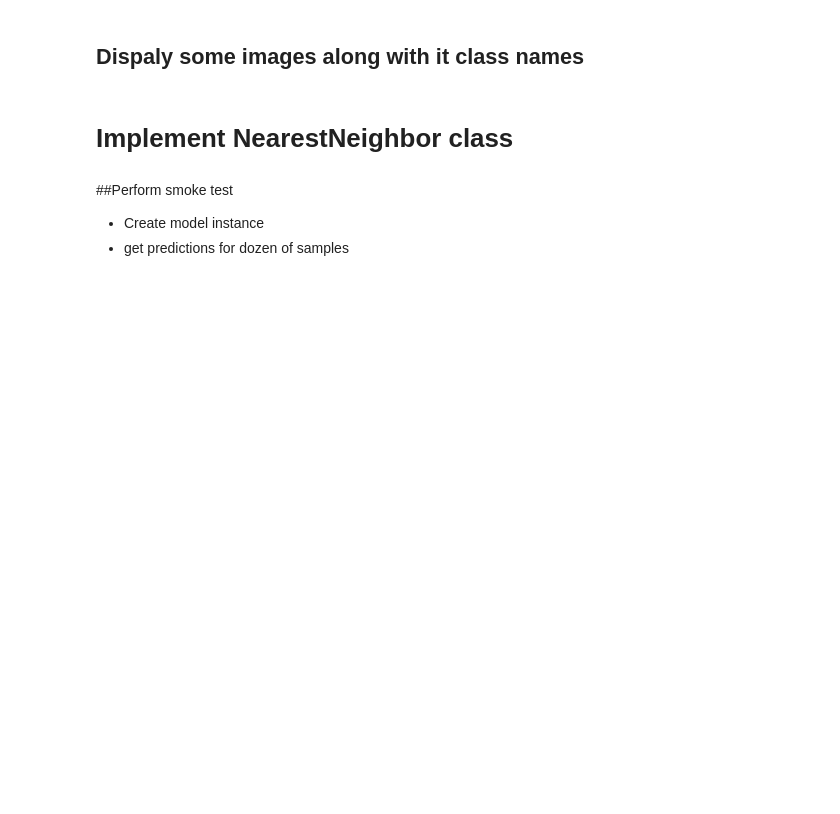
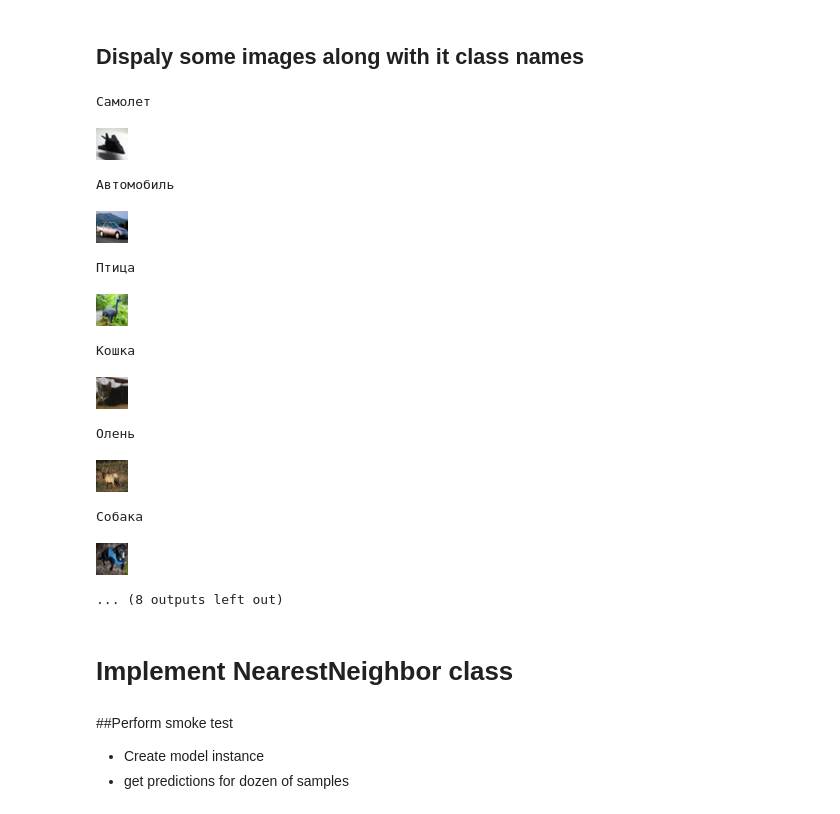
Before and after one commit to asminimulin/cv-course, a Jupyter notebook: 01-image-classification/main.ipynb, the cells around one changed output. Cells and saved outputs as stored; diff of their text form; code cells hidden in the pictures; blank space fills up the shorter version.

```diff
--- a/01-image-classification/main.ipynb
+++ b/01-image-classification/main.ipynb
@@ -38,2 +127,23 @@ y_val = # ...
+# %%
+for i in range(len(Global.CLASS_NAMES)):
+  for image, index in train_ds:
+    if index == i:
+      print(Global.CLASS_NAMES[i])
+      display(image)
+      break
+# %% [output]
+Самолет
+[figure, added]
+Автомобиль
+[figure, added]
+Птица
+[figure, added]
+Кошка
+[figure, added]
+Олень
+[figure, added]
+Собака
+[figure, added]
+... (8 outputs left out)
 # %% [markdown]
 # Implement NearestNeighbor class
```
Also changed, not shown: parts of 22 cells of this notebook.
